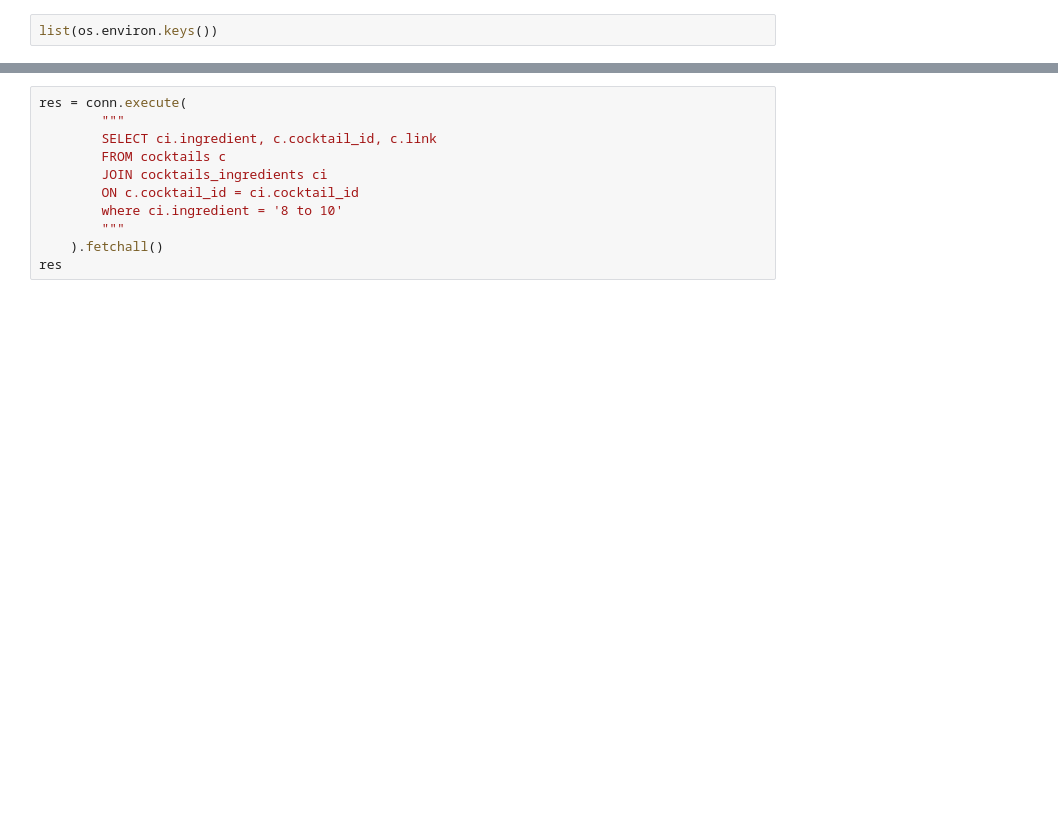
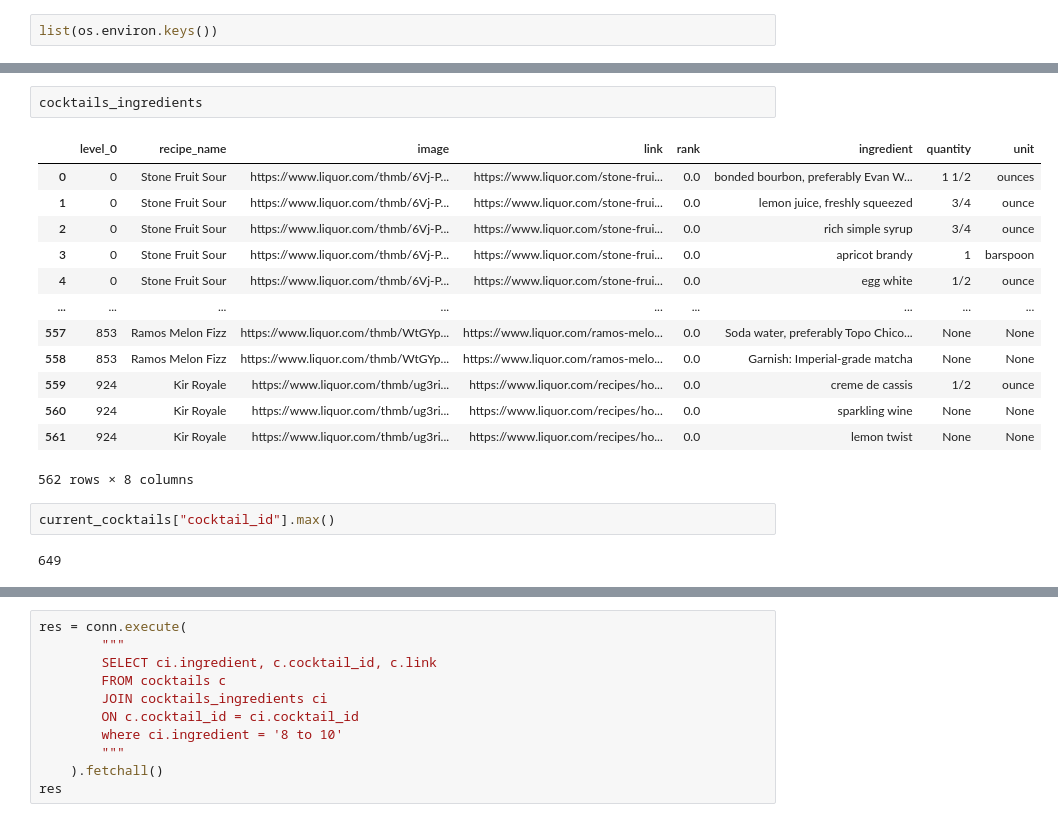
Before and after one commit to JeremyColon/cocktails-database, a Jupyter notebook: testing/cocktails.ipynb, the cells around one changed output, grey strips where cells are left out. Drawn from its saved outputs; the diff is of its cells as text; blank space fills up the shorter version.

```diff
--- a/testing/cocktails.ipynb
+++ b/testing/cocktails.ipynb
@@ -176,0 +757,20 @@ conn.close()
+# %%
+cocktails_ingredients
+# %% [output]
+|  | level_0 | recipe_name | image | link | rank | ingredient | quantity | unit |
+| 0 | 0 | Stone Fruit Sour | https://www.liquor.com/thmb/6Vj-P... | https://www.liquor.com/stone-frui... | 0.0 | bonded bourbon, preferably Evan W... | 1 1/2 | ounces |
+| 1 | 0 | Stone Fruit Sour | https://www.liquor.com/thmb/6Vj-P... | https://www.liquor.com/stone-frui... | 0.0 | lemon juice, freshly squeezed | 3/4 | ounce |
+| 2 | 0 | Stone Fruit Sour | https://www.liquor.com/thmb/6Vj-P... | https://www.liquor.com/stone-frui... | 0.0 | rich simple syrup | 3/4 | ounce |
+| 3 | 0 | Stone Fruit Sour | https://www.liquor.com/thmb/6Vj-P... | https://www.liquor.com/stone-frui... | 0.0 | apricot brandy | 1 | barspoon |
+| 4 | 0 | Stone Fruit Sour | https://www.liquor.com/thmb/6Vj-P... | https://www.liquor.com/stone-frui... | 0.0 | egg white | 1/2 | ounce |
+| ... | ... | ... | ... | ... | ... | ... | ... | ... |
+| 557 | 853 | Ramos Melon Fizz | https://www.liquor.com/thmb/WtGYp... | https://www.liquor.com/ramos-melo... | 0.0 | Soda water, preferably Topo Chico... | None | None |
+| 558 | 853 | Ramos Melon Fizz | https://www.liquor.com/thmb/WtGYp... | https://www.liquor.com/ramos-melo... | 0.0 | Garnish: Imperial-grade matcha | None | None |
+| 559 | 924 | Kir Royale | https://www.liquor.com/thmb/ug3ri... | https://www.liquor.com/recipes/ho... | 0.0 | creme de cassis | 1/2 | ounce |
+| 560 | 924 | Kir Royale | https://www.liquor.com/thmb/ug3ri... | https://www.liquor.com/recipes/ho... | 0.0 | sparkling wine | None | None |
+| 561 | 924 | Kir Royale | https://www.liquor.com/thmb/ug3ri... | https://www.liquor.com/recipes/ho... | 0.0 | lemon twist | None | None |
+562 rows × 8 columns
+# %%
+current_cocktails["cocktail_id"].max()
+# %% [output]
+649
```
Also changed, not shown: parts of 73 cells of this notebook, 2 other files.
